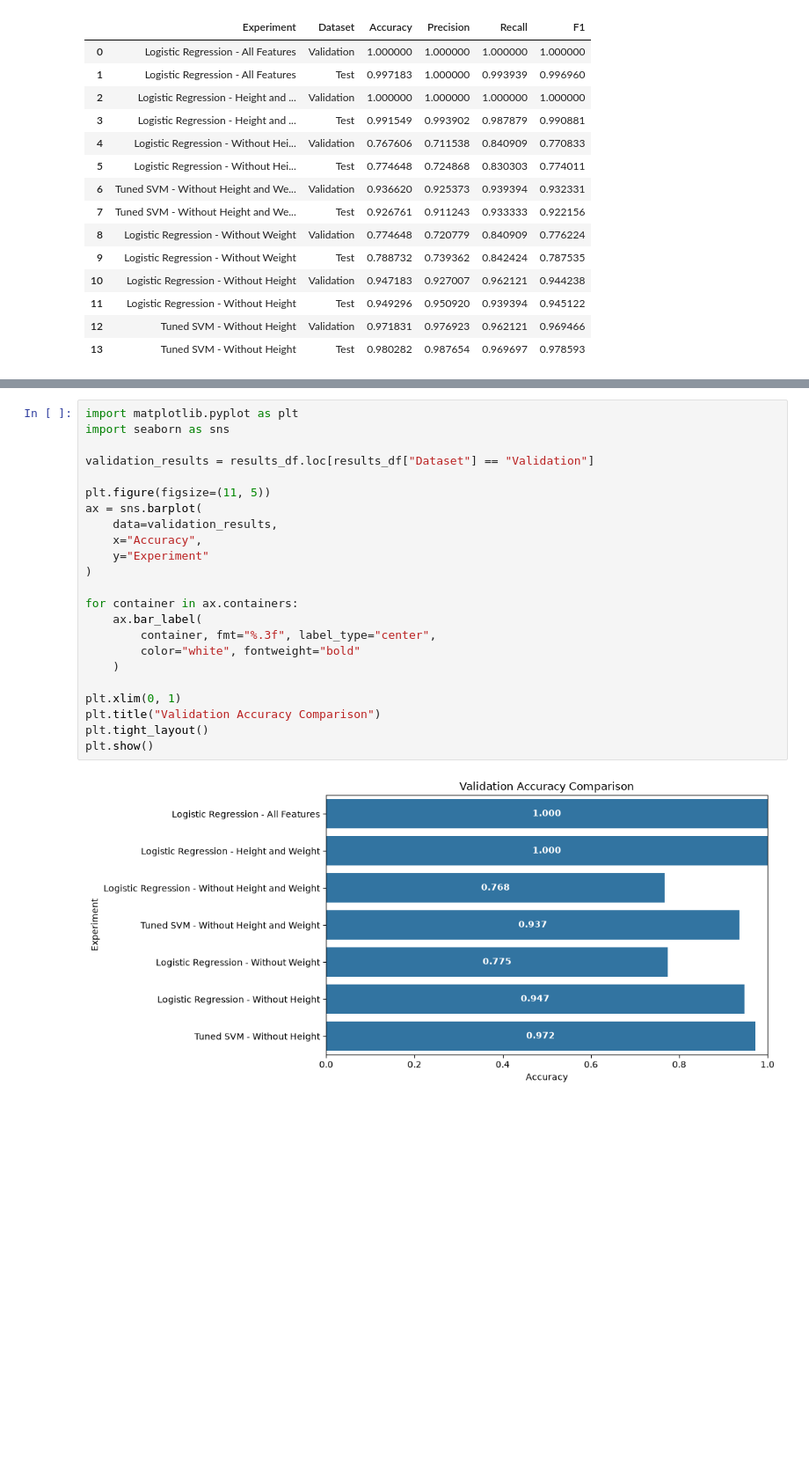
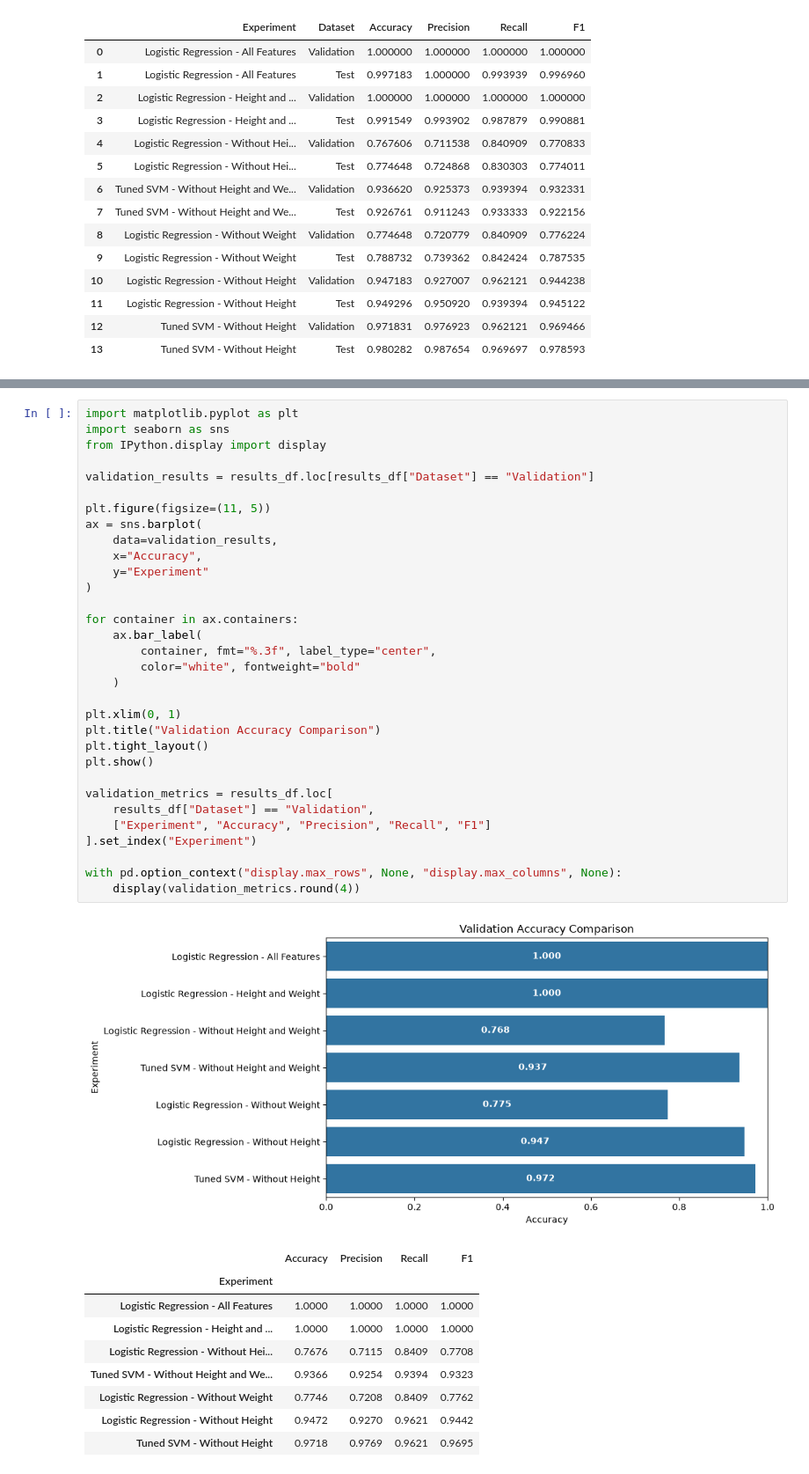
Before and after one commit to f26-sjsu-cmpe188/group8_project, a Jupyter notebook: notebooks/03_model_evaluation_tuning.ipynb, the cells around one changed output, grey strips where cells are left out. Shown at 88% size. Drawn from its saved outputs; the diff is of its cells as text; blank space fills up the shorter version.

```diff
--- a/notebooks/03_model_evaluation_tuning.ipynb
+++ b/notebooks/03_model_evaluation_tuning.ipynb
@@ -40,26 +40,44 @@ Comparing validation accuracy across all four experiments. We will interpret the
 # %%
 import matplotlib.pyplot as plt
 import seaborn as sns
+from IPython.display import display
 
 validation_results = results_df.loc[results_df["Dataset"] == "Validation"]
 
 plt.figure(figsize=(11, 5))
 ax = sns.barplot(
     data=validation_results,
     x="Accuracy",
     y="Experiment"
 )
 
 for container in ax.containers:
     ax.bar_label(
         container, fmt="%.3f", label_type="center",
         color="white", fontweight="bold"
     )
 
 plt.xlim(0, 1)
 plt.title("Validation Accuracy Comparison")
 plt.tight_layout()
 plt.show()
+
+validation_metrics = results_df.loc[
+    results_df["Dataset"] == "Validation",
+    ["Experiment", "Accuracy", "Precision", "Recall", "F1"]
+].set_index("Experiment")
+
+with pd.option_context("display.max_rows", None, "display.max_columns", None):
+    display(validation_metrics.round(4))
 # %% [output]
 [figure]
+|  | Accuracy | Precision | Recall | F1 |
+| Experiment |  |  |  |  |
+| Logistic Regression - All Features | 1.0000 | 1.0000 | 1.0000 | 1.0000 |
+| Logistic Regression - Height and ... | 1.0000 | 1.0000 | 1.0000 | 1.0000 |
+| Logistic Regression - Without Hei... | 0.7676 | 0.7115 | 0.8409 | 0.7708 |
+| Tuned SVM - Without Height and We... | 0.9366 | 0.9254 | 0.9394 | 0.9323 |
+| Logistic Regression - Without Weight | 0.7746 | 0.7208 | 0.8409 | 0.7762 |
+| Logistic Regression - Without Height | 0.9472 | 0.9270 | 0.9621 | 0.9442 |
+| Tuned SVM - Without Height | 0.9718 | 0.9769 | 0.9621 | 0.9695 |
 # %% [markdown]
```
Also changed, not shown: parts of 2 cells of this notebook.
